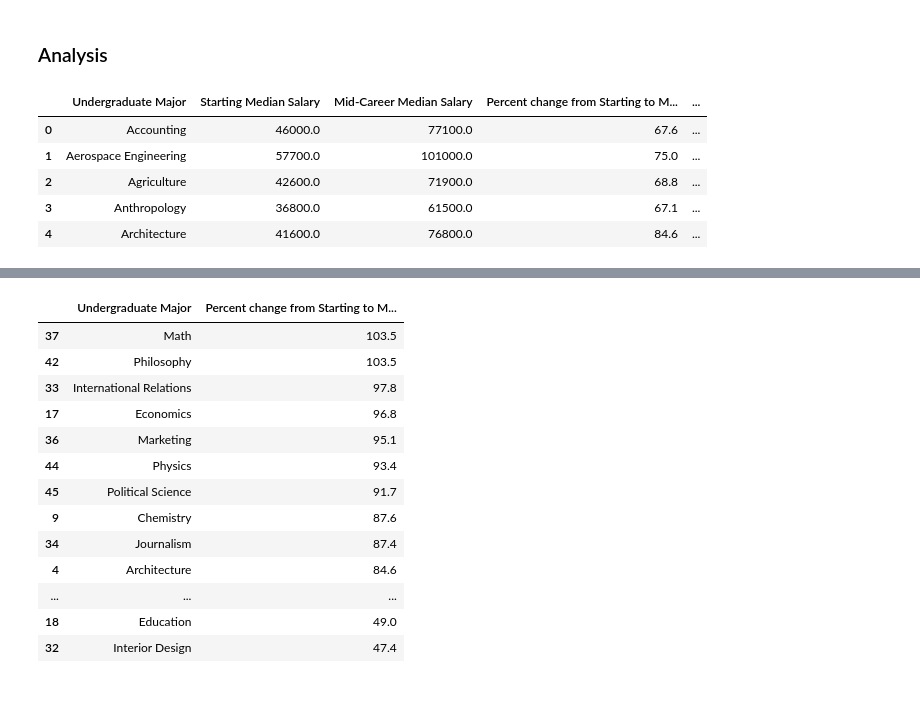
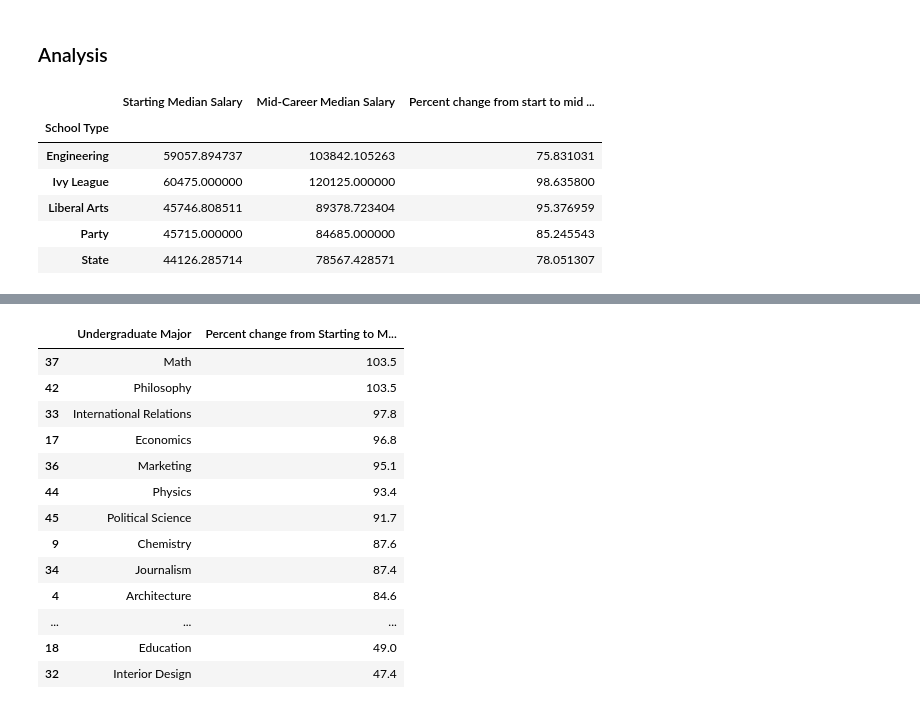
Before and after one commit to LyuboKushev/college-attendance-usa, a Jupyter notebook: Where It Pays to Attend College.ipynb, the cells around one changed output, grey strips where cells are left out. Saved outputs shown, nothing was run; the diff lists cells and outputs as text; code cells hidden in the pictures.

```diff
--- a/Where It Pays to Attend College.ipynb
+++ b/Where It Pays to Attend College.ipynb
@@ -131,0 +126,7 @@ salaries_college_type[salary_cols] = salaries_college_type[salary_cols]/100
+# %%
+TYPE[salary_cols] = TYPE[salary_cols].fillna('0')
+TYPE[salary_cols] = TYPE[salary_cols].apply(replacer)
+TYPE[salary_cols] = TYPE[salary_cols].astype('float64')
+TYPE[salary_cols] = TYPE[salary_cols]/100
+TYPE['Percent change from start to mid per college type'] = ((TYPE['Mid-Career Median Salary'] - TYPE['Starting Median Salary'])/TYPE['Starting Median Salary'])*100
+TYPE.head()
@@ -244,12 +235,15 @@ salaries_region.describe()
 | max | 75500.000000 | 134000.000000 | 80000.000000 | 104000.000000 | ... |
 # %% [markdown]
 ### Analysis
-# %%
-degrees_pay_back.head()
-# %% [output]
-|  | Undergraduate Major | Starting Median Salary | Mid-Career Median Salary | Percent change from Starting to M... | ... |
-| 0 | Accounting | 46000.0 | 77100.0 | 67.6 | ... |
-| 1 | Aerospace Engineering | 57700.0 | 101000.0 | 75.0 | ... |
-| 2 | Agriculture | 42600.0 | 71900.0 | 68.8 | ... |
-| 3 | Anthropology | 36800.0 | 61500.0 | 67.1 | ... |
-| 4 | Architecture | 41600.0 | 76800.0 | 84.6 | ... |
+# %%
+start_v_mid_type = TYPE.groupby(['School Type'])[['Starting Median Salary', 'Mid-Career Median Salary']].mean()
+start_v_mid_type['Percent change from start to mid per college type'] = ((start_v_mid_type['Mid-Career Median Salary'] - start_v_mid_type['Starting Median Salary'])/start_v_mid_type['Starting Median Salary'])*100
+start_v_mid_type
+# %% [output]
+|  | Starting Median Salary | Mid-Career Median Salary | Percent change from start to mid ... |
+| School Type |  |  |  |
+| Engineering | 59057.894737 | 103842.105263 | 75.831031 |
+| Ivy League | 60475.000000 | 120125.000000 | 98.635800 |
+| Liberal Arts | 45746.808511 | 89378.723404 | 95.376959 |
+| Party | 45715.000000 | 84685.000000 | 85.245543 |
+| State | 44126.285714 | 78567.428571 | 78.051307 |
```
Also changed, not shown: parts of 37 cells of this notebook.
